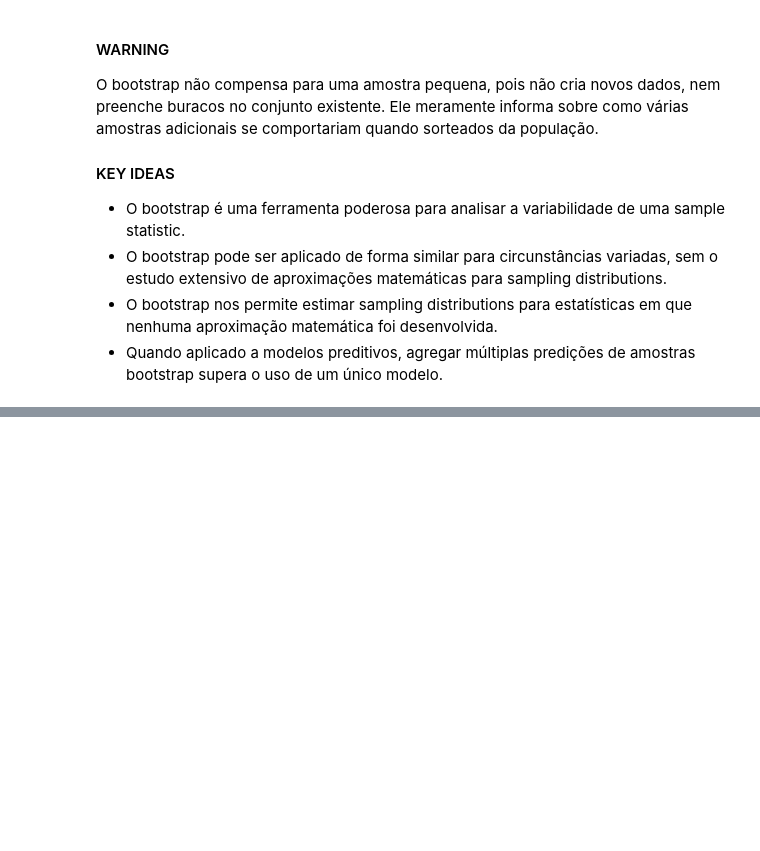
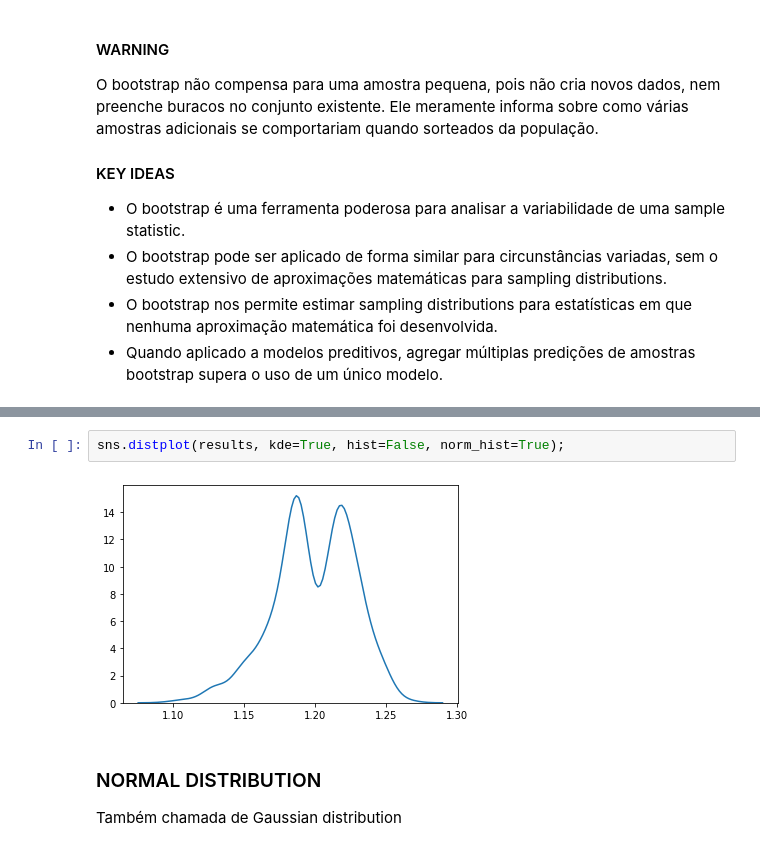
Before and after one commit to hoadcoder/SundayLearning, a Jupyter notebook: notebooks/content/15_sampling.ipynb, the cells around one changed output, grey strips where cells are left out. Cells and saved outputs as stored; diff of their text form; blank space fills up the shorter version.

```diff
--- a/notebooks/content/15_sampling.ipynb
+++ b/notebooks/content/15_sampling.ipynb
@@ -241,0 +298,7 @@ O bootstrap não compensa para uma amostra pequena, pois não cria novos dados,
+# %%
+sns.distplot(results, kde=True, hist=False, norm_hist=True);
+# %% [output]
+[figure, added]
+# %% [markdown]
+### NORMAL DISTRIBUTION
+Também chamada de Gaussian distribution
```
Also changed, not shown: parts of 26 cells of this notebook, 1 other file.
